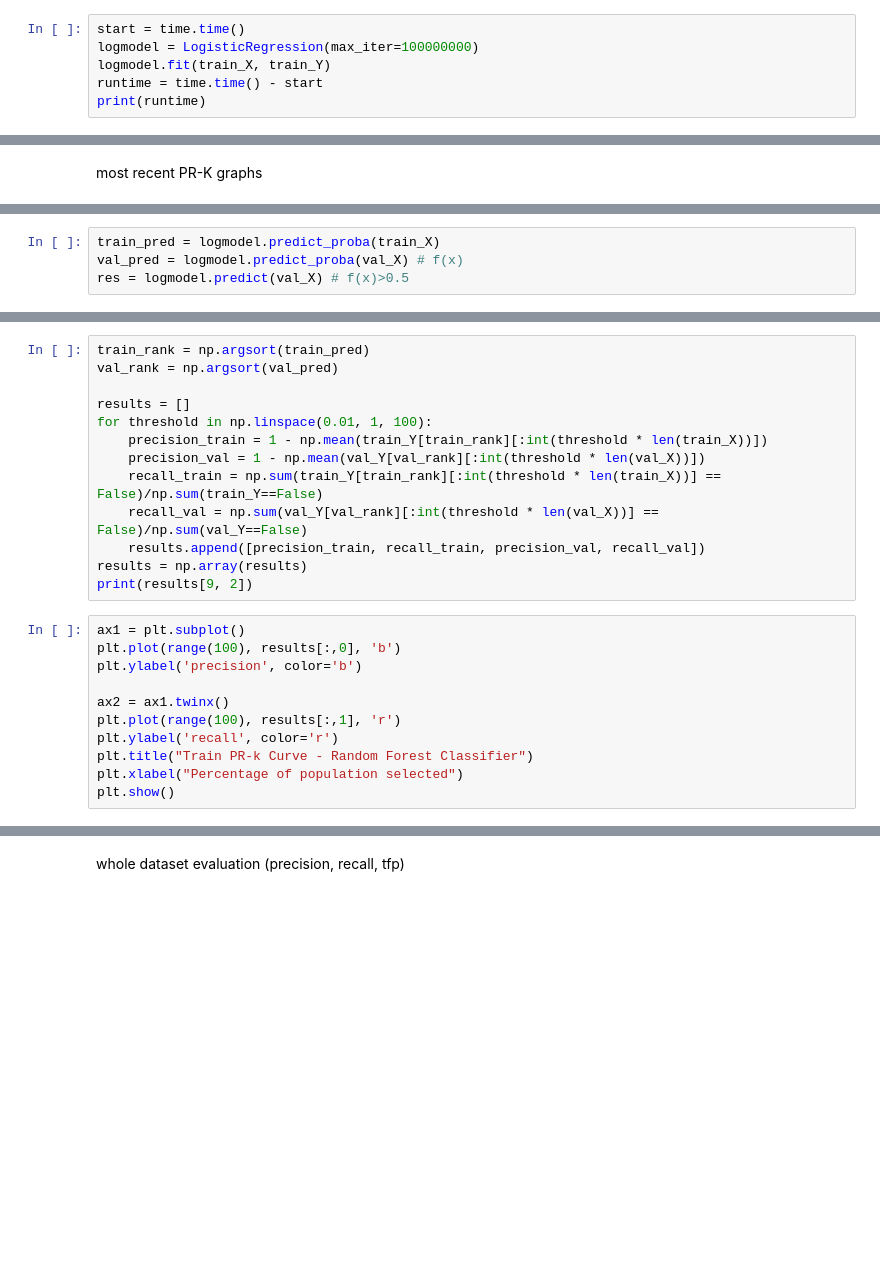
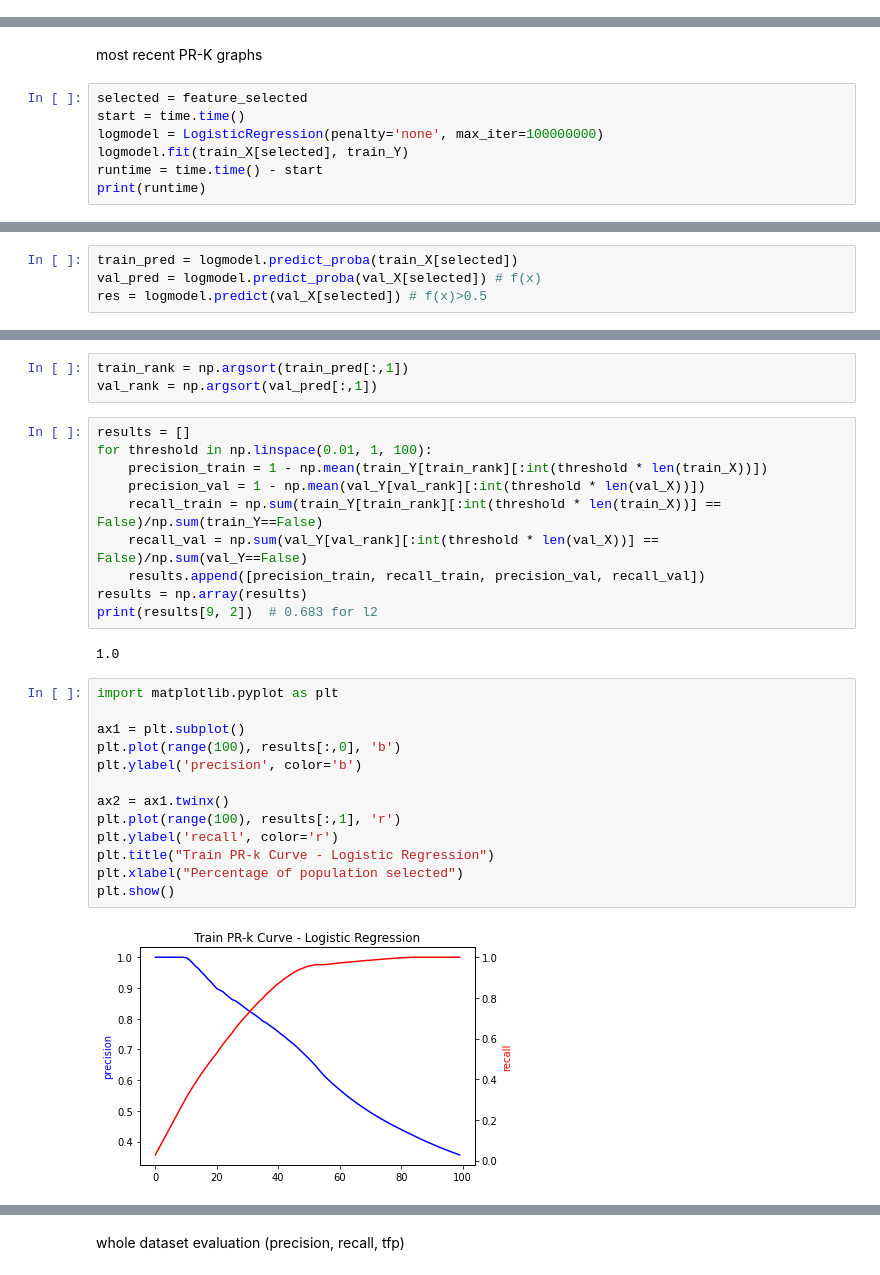
Before and after one commit to HoningJade/ML-in-Practice-Project, a Jupyter notebook: Assignment_4_Modelgrid_and_Initialresult_overtime.ipynb, the cells around one changed output, grey strips where cells are left out. Cells and saved outputs as stored; diff of their text form; blank space fills up the shorter version.

Commit message:
add grid search for logistic regression, plot PR-K graphs, calculate precision of all splits over time

```diff
--- a/Assignment_4_Modelgrid_and_Initialresult_overtime.ipynb
+++ b/Assignment_4_Modelgrid_and_Initialresult_overtime.ipynb
@@ -437,9 +470,3 @@ train_X.columns[np.argsort(model.feature_importances_)[::-1]]
 # %%
 from sklearn.linear_model import LogisticRegression
 import time
-# %%
-start = time.time()
-logmodel = LogisticRegression(max_iter=100000000)
-logmodel.fit(train_X, train_Y)
-runtime = time.time() - start
-print(runtime)
@@ -446,2 +506,9 @@ print(runtime)
 # %% [markdown]
 most recent PR-K graphs
+# %%
+selected = feature_selected
+start = time.time()
+logmodel = LogisticRegression(penalty='none', max_iter=100000000)
+logmodel.fit(train_X[selected], train_Y)
+runtime = time.time() - start
+print(runtime)
@@ -448,5 +519,5 @@ most recent PR-K graphs
 # %%
-train_pred = logmodel.predict_proba(train_X)
-val_pred = logmodel.predict_proba(val_X) # f(x)
-res = logmodel.predict(val_X) # f(x)>0.5
+train_pred = logmodel.predict_proba(train_X[selected])
+val_pred = logmodel.predict_proba(val_X[selected]) # f(x)
+res = logmodel.predict(val_X[selected]) # f(x)>0.5
 # %%
@@ -456,7 +531,7 @@ print(res)
+# %%
+train_rank = np.argsort(train_pred[:,1])
+val_rank = np.argsort(val_pred[:,1])
 # %%
-train_rank = np.argsort(train_pred)
-val_rank = np.argsort(val_pred)
-
 results = []
 for threshold in np.linspace(0.01, 1, 100):
     precision_train = 1 - np.mean(train_Y[train_rank][:int(threshold * len(train_X))])
@@ -465,18 +540,24 @@ for threshold in np.linspace(0.01, 1, 100):
     recall_val = np.sum(val_Y[val_rank][:int(threshold * len(val_X))] == False)/np.sum(val_Y==False)
     results.append([precision_train, recall_train, precision_val, recall_val])
 results = np.array(results)
-print(results[9, 2])
+print(results[9, 2])  # 0.683 for l2
+# %% [output]
+1.0
 # %%
+import matplotlib.pyplot as plt
+
 ax1 = plt.subplot()
 plt.plot(range(100), results[:,0], 'b')
 plt.ylabel('precision', color='b')
 
 ax2 = ax1.twinx()
 plt.plot(range(100), results[:,1], 'r')
 plt.ylabel('recall', color='r')
-plt.title("Train PR-k Curve - Random Forest Classifier")
+plt.title("Train PR-k Curve - Logistic Regression")
 plt.xlabel("Percentage of population selected")
 plt.show()
+# %% [output]
+[figure, added]
 # %%
 ax1 = plt.subplot()
 plt.plot(range(100), results[:,2], 'b')
```
Also changed, not shown: parts of 45 cells of this notebook.
